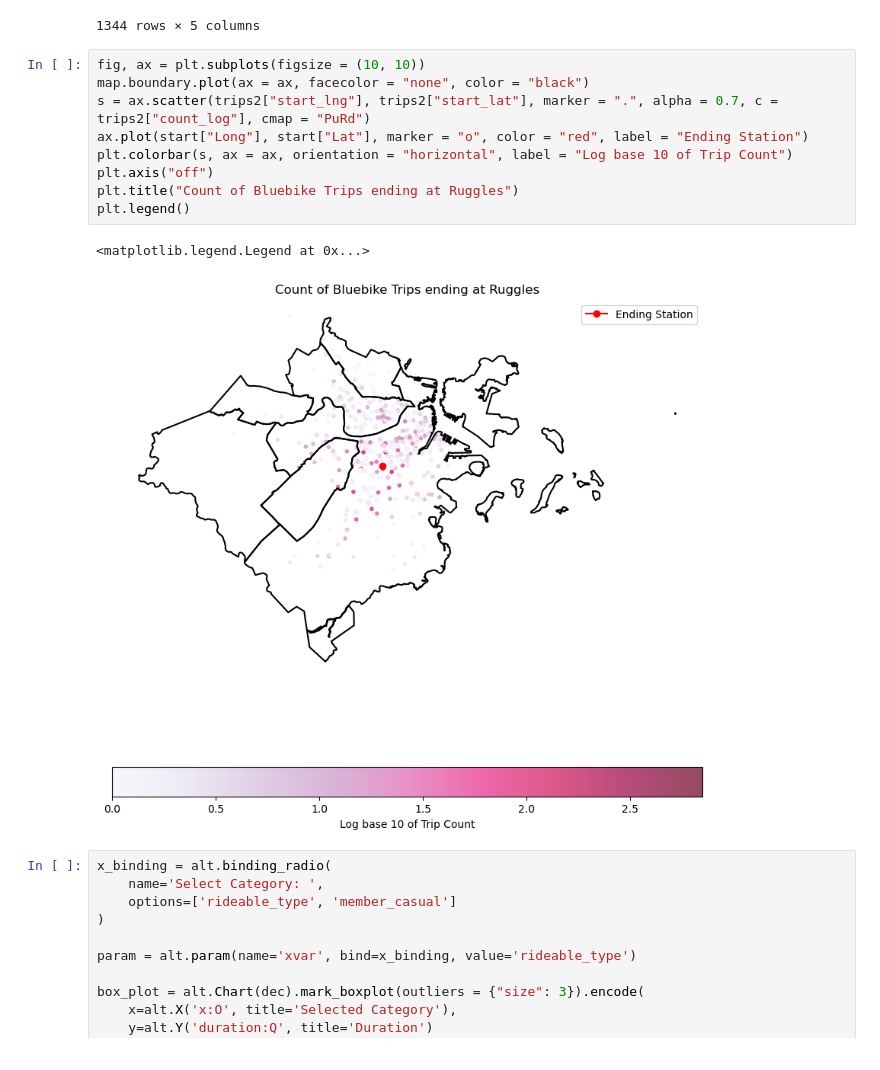
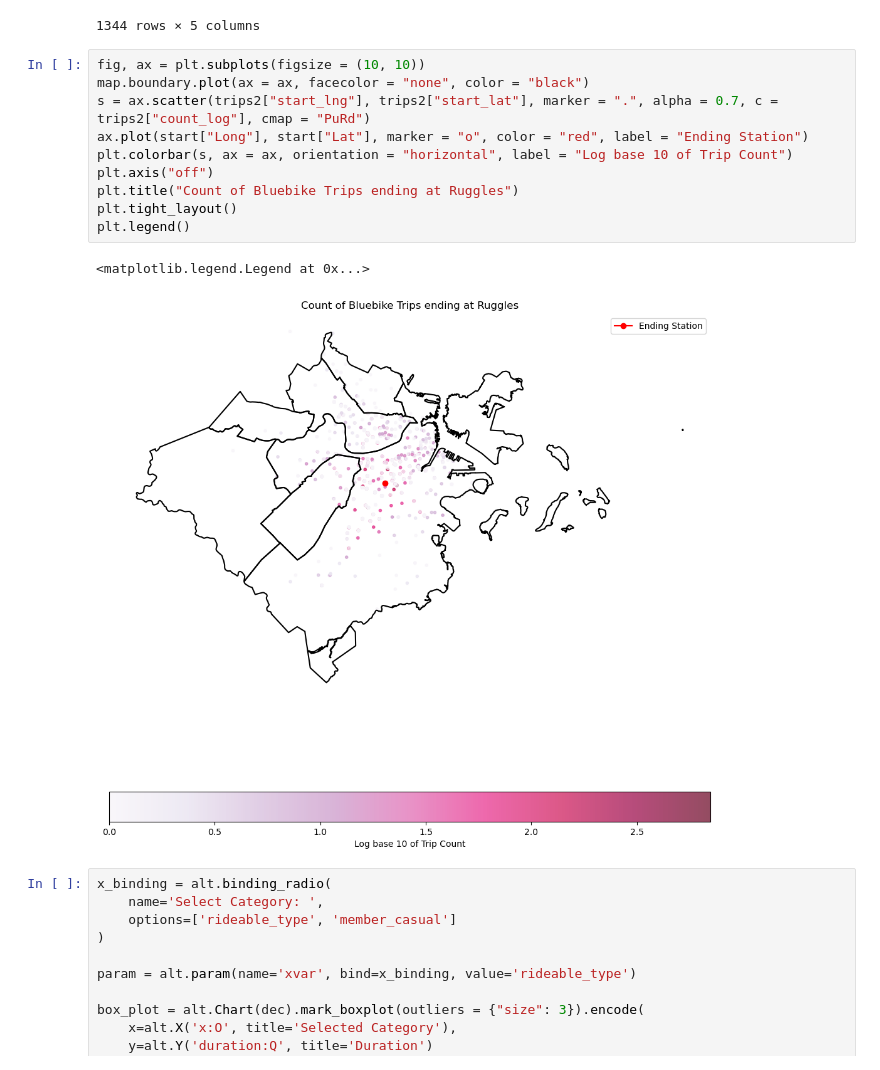
Before and after one commit to KenneDW/DS4200-Bike-Project, a Jupyter notebook: viz_experiments.ipynb, the cells around one changed output. Saved outputs shown, nothing was run; the diff lists cells and outputs as text.

```diff
--- a/viz_experiments.ipynb
+++ b/viz_experiments.ipynb
@@ -149,15 +150,16 @@ trips2
 # %%
 fig, ax = plt.subplots(figsize = (10, 10))
 map.boundary.plot(ax = ax, facecolor = "none", color = "black")
 s = ax.scatter(trips2["start_lng"], trips2["start_lat"], marker = ".", alpha = 0.7, c = trips2["count_log"], cmap = "PuRd")
 ax.plot(start["Long"], start["Lat"], marker = "o", color = "red", label = "Ending Station")
 plt.colorbar(s, ax = ax, orientation = "horizontal", label = "Log base 10 of Trip Count")
 plt.axis("off")
 plt.title("Count of Bluebike Trips ending at Ruggles")
+plt.tight_layout()
 plt.legend()
 # %% [output]
 <matplotlib.legend.Legend at 0x...>
-[figure, old version]
+[figure, new version]
 # %%
 x_binding = alt.binding_radio(
     name='Select Category: ',
```
Also changed, not shown: parts of 1 cell of this notebook.
